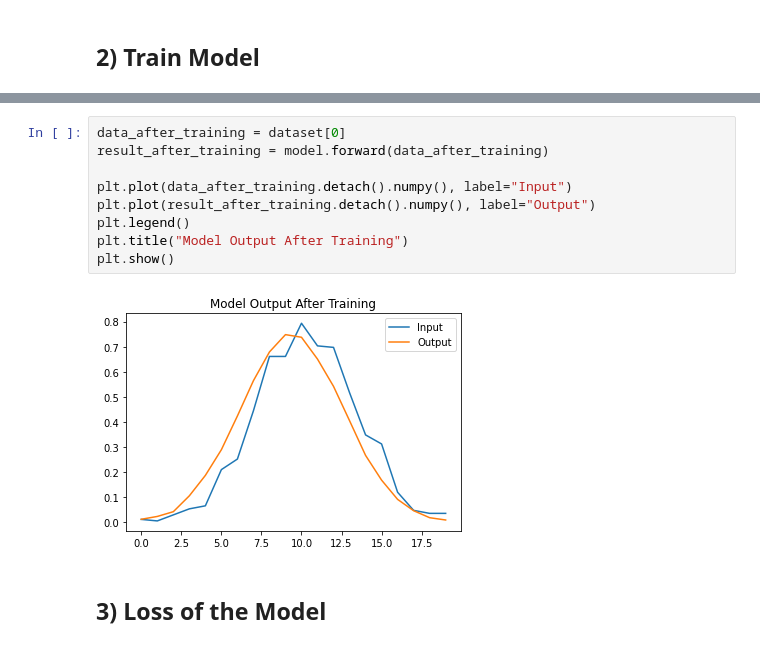
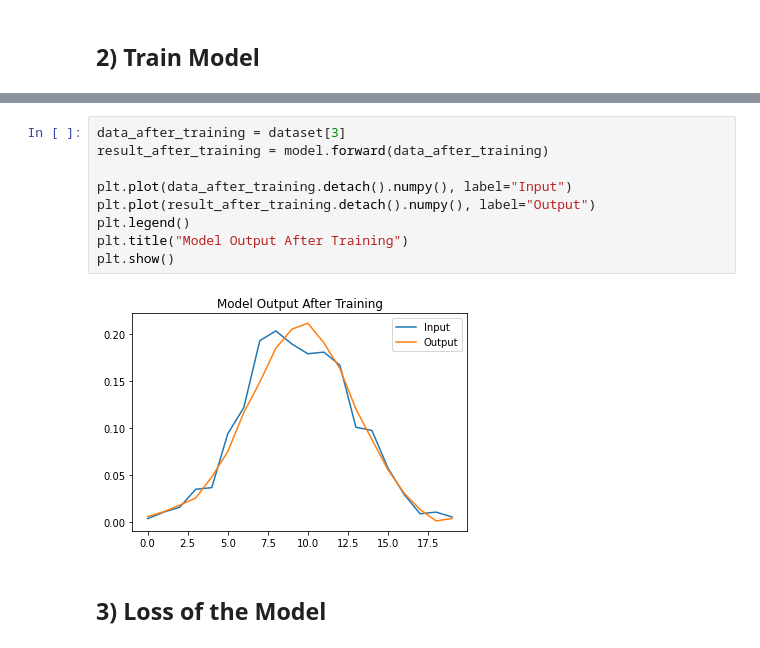
Before and after one commit to leonrenn/datascience_seminar, a Jupyter notebook: AutoEncoder/train_model.ipynb, the cells around one changed output, grey strips where cells are left out. Saved outputs shown, nothing was run; the diff lists cells and outputs as text.

```diff
--- a/AutoEncoder/train_model.ipynb
+++ b/AutoEncoder/train_model.ipynb
@@ -102,15 +104,15 @@ HPU available: False, using: 0 HPUs
 0.003     Total estimated model params size (MB)
 # %%
-data_after_training = dataset[0]
+data_after_training = dataset[3]
 result_after_training = model.forward(data_after_training)
 
 plt.plot(data_after_training.detach().numpy(), label="Input")
 plt.plot(result_after_training.detach().numpy(), label="Output")
 plt.legend()
 plt.title("Model Output After Training")
 plt.show()
 # %% [output]
-[figure, old version]
+[figure, new version]
 # %% [markdown]
 ## 3) Loss of the Model
 # %%
```
Also changed, not shown: parts of 5 cells of this notebook, 5 other files.
